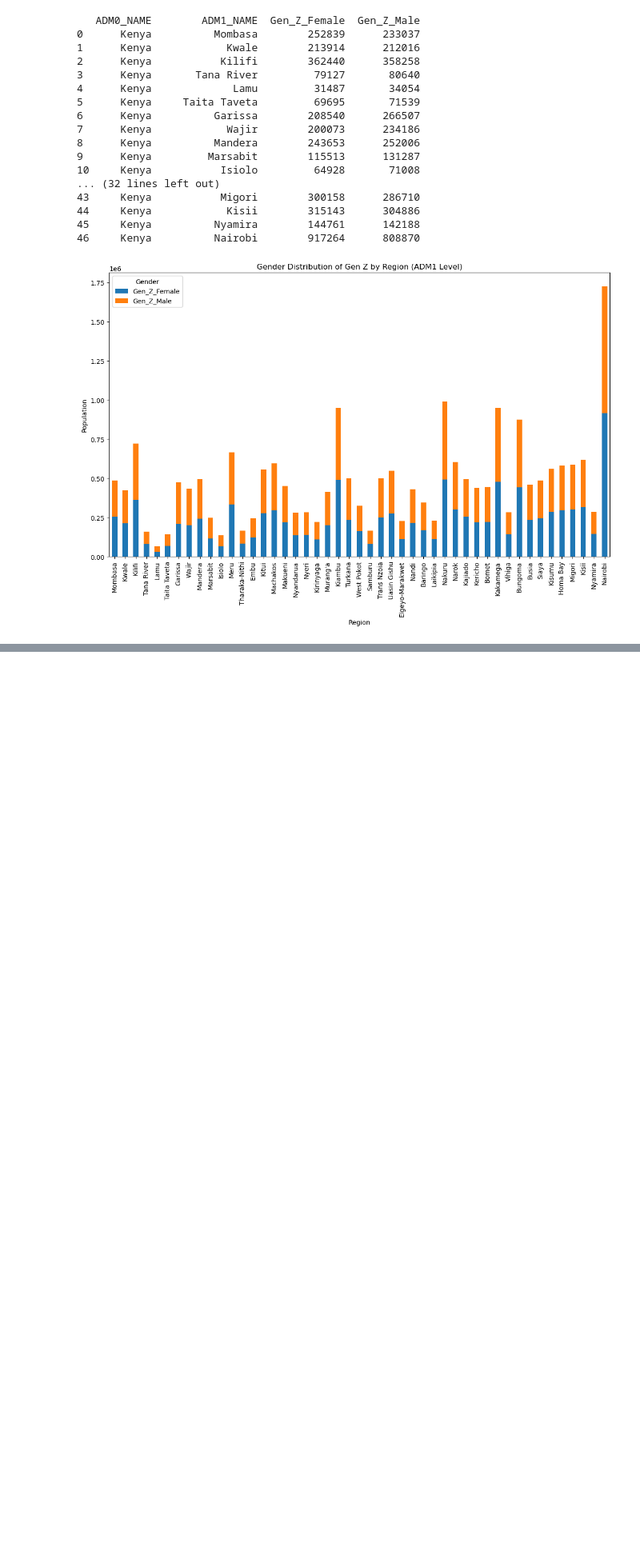
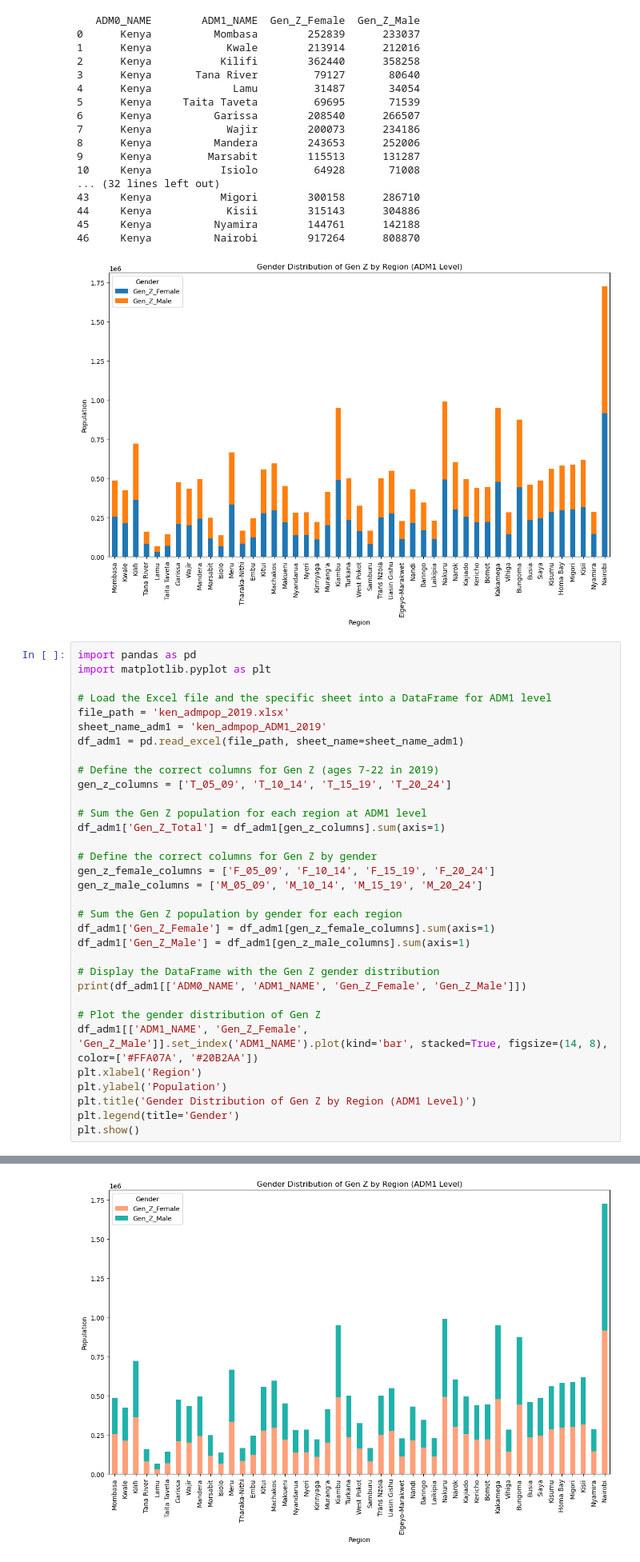
Before and after one commit to VAL-Jerono/Wa_zii, a Jupyter notebook: genz.ipynb, the cells around one changed output, grey strips where cells are left out. Shown: that part at 80% size. Drawn from its saved outputs; the diff is of its cells as text; blank space fills up the shorter version.

```diff
--- a/genz.ipynb
+++ b/genz.ipynb
@@ -245,3 +169,37 @@ plt.show()
 45     Kenya          Nyamira        144761      142188
 46     Kenya          Nairobi        917264      808870
 [figure]
+# %%
+import pandas as pd
+import matplotlib.pyplot as plt
+
+# Load the Excel file and the specific sheet into a DataFrame for ADM1 level
+file_path = 'ken_admpop_2019.xlsx'
+sheet_name_adm1 = 'ken_admpop_ADM1_2019'
+df_adm1 = pd.read_excel(file_path, sheet_name=sheet_name_adm1)
+
+# Define the correct columns for Gen Z (ages 7-22 in 2019)
+gen_z_columns = ['T_05_09', 'T_10_14', 'T_15_19', 'T_20_24']
+
+# Sum the Gen Z population for each region at ADM1 level
+df_adm1['Gen_Z_Total'] = df_adm1[gen_z_columns].sum(axis=1)
+
+# Define the correct columns for Gen Z by gender
+gen_z_female_columns = ['F_05_09', 'F_10_14', 'F_15_19', 'F_20_24']
+gen_z_male_columns = ['M_05_09', 'M_10_14', 'M_15_19', 'M_20_24']
+
+# Sum the Gen Z population by gender for each region
+df_adm1['Gen_Z_Female'] = df_adm1[gen_z_female_columns].sum(axis=1)
+df_adm1['Gen_Z_Male'] = df_adm1[gen_z_male_columns].sum(axis=1)
+
+# Display the DataFrame with the Gen Z gender distribution
+print(df_adm1[['ADM0_NAME', 'ADM1_NAME', 'Gen_Z_Female', 'Gen_Z_Male']])
+
+# Plot the gender distribution of Gen Z
+df_adm1[['ADM1_NAME', 'Gen_Z_Female', 'Gen_Z_Male']].set_index('ADM1_NAME').plot(kind='bar', stacked=True, figsize=(14, 8), color=['#FFA07A', '#20B2AA'])
+plt.xlabel('Region')
+plt.ylabel('Population')
+plt.title('Gender Distribution of Gen Z by Region (ADM1 Level)')
+plt.legend(title='Gender')
+plt.show()
+# %% [output]
@@ -248,3 +223,4 @@ plt.show()
+[figure, added]
 # %%
 import pandas as pd
 import matplotlib.pyplot as plt
```
Also changed, not shown: parts of 10 cells of this notebook, 10 other files.
